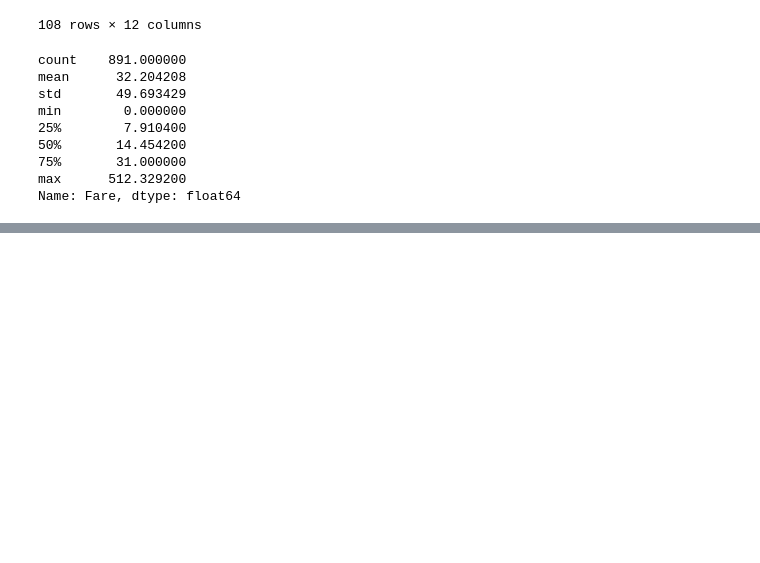
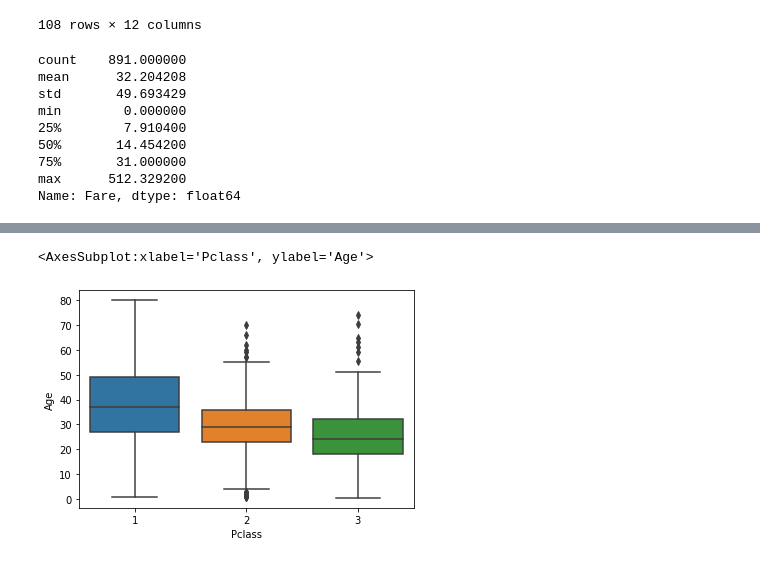
Before and after one commit to Lada1810/labs-mai-ds, a Jupyter notebook: HomeworkPandas_Practies.ipynb, the cells around one changed output, grey strips where cells are left out. Cells and saved outputs as stored; diff of their text form; code cells hidden in the pictures; blank space fills up the shorter version.

```diff
--- a/HomeworkPandas_Practies.ipynb
+++ b/HomeworkPandas_Practies.ipynb
@@ -161,0 +307,7 @@ Name: Fare, dtype: float64
+# %%
+import seaborn as sns
+
+sns.boxplot(data['Pclass'], data['Age'])
+# %% [output]
+<AxesSubplot:xlabel='Pclass', ylabel='Age'>
+[figure, added]
```
Also changed, not shown: parts of 16 cells of this notebook.
